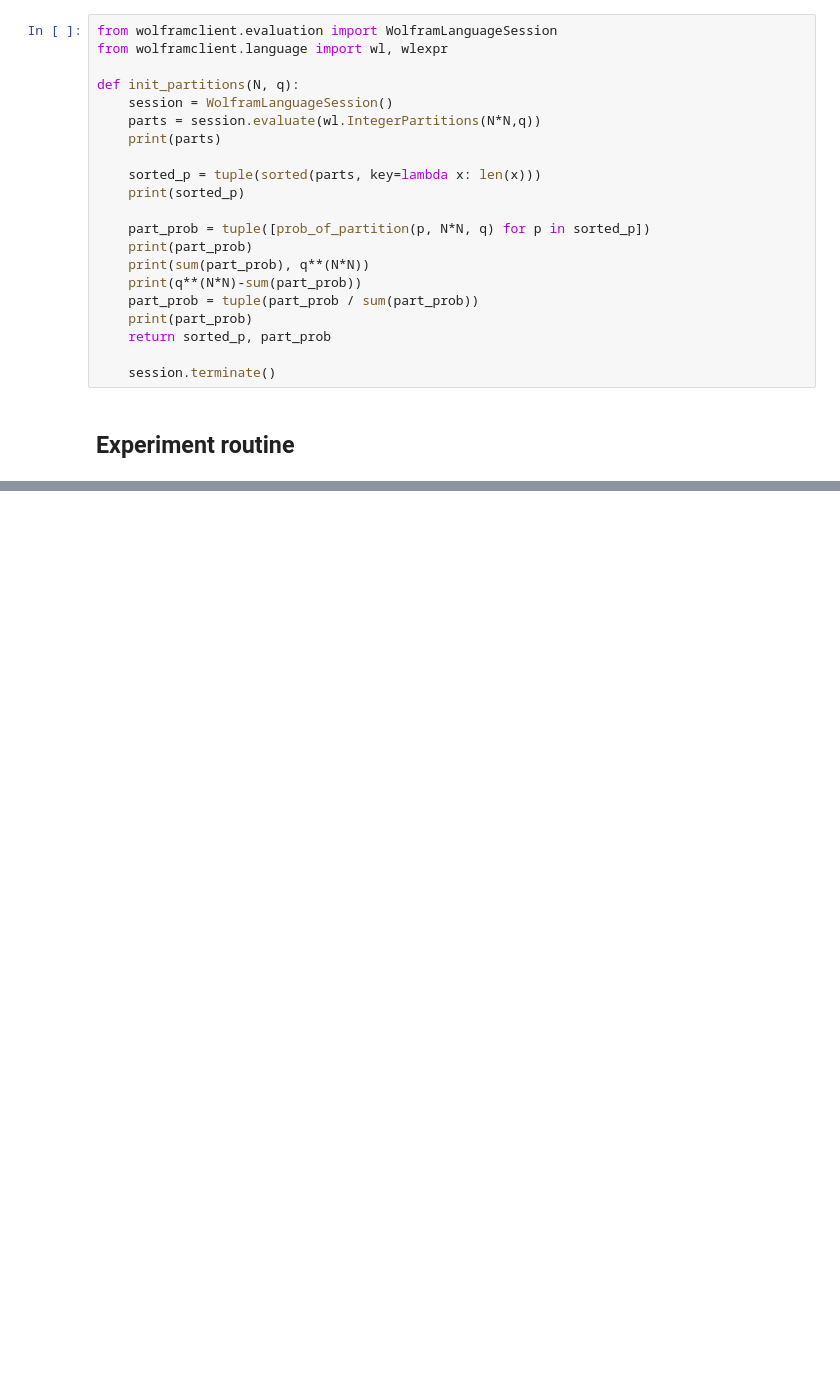
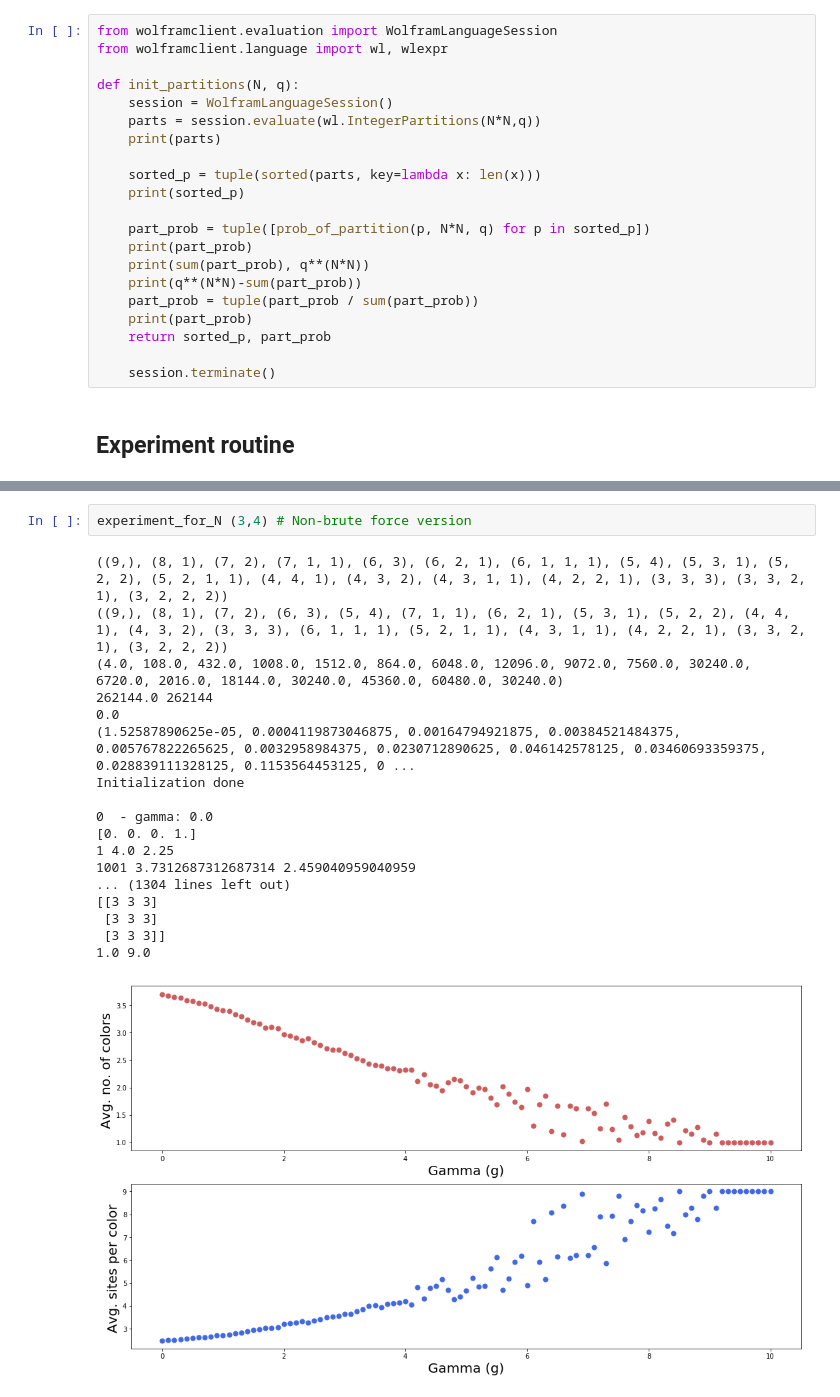
Before and after one commit to oscargomezq/Capstone-RCM, a Jupyter notebook: Simulation 1.ipynb, the cells around one changed output, grey strips where cells are left out. Drawn from its saved outputs; the diff is of its cells as text; blank space fills up the shorter version.

```diff
--- a/Simulation 1.ipynb
+++ b/Simulation 1.ipynb
@@ -329,0 +335,21 @@ Initialization done
+# %%
+experiment_for_N (3,4) # Non-brute force version
+# %% [output]
+((9,), (8, 1), (7, 2), (7, 1, 1), (6, 3), (6, 2, 1), (6, 1, 1, 1), (5, 4), (5, 3, 1), (5, 2, 2), (5, 2, 1, 1), (4, 4, 1), (4, 3, 2), (4, 3, 1, 1), (4, 2, 2, 1), (3, 3, 3), (3, 3, 2, 1), (3, 2, 2, 2))
+((9,), (8, 1), (7, 2), (6, 3), (5, 4), (7, 1, 1), (6, 2, 1), (5, 3, 1), (5, 2, 2), (4, 4, 1), (4, 3, 2), (3, 3, 3), (6, 1, 1, 1), (5, 2, 1, 1), (4, 3, 1, 1), (4, 2, 2, 1), (3, 3, 2, 1), (3, 2, 2, 2))
+(4.0, 108.0, 432.0, 1008.0, 1512.0, 864.0, 6048.0, 12096.0, 9072.0, 7560.0, 30240.0, 6720.0, 2016.0, 18144.0, 30240.0, 45360.0, 60480.0, 30240.0)
+262144.0 262144
+0.0
+(1.52587890625e-05, 0.0004119873046875, 0.00164794921875, 0.00384521484375, 0.005767822265625, 0.0032958984375, 0.0230712890625, 0.046142578125, 0.03460693359375, 0.028839111328125, 0.1153564453125, 0 ...
+Initialization done
+
+0  - gamma: 0.0
+[0. 0. 0. 1.]
+1 4.0 2.25
+1001 3.7312687312687314 2.459040959040959
+... (1304 lines left out)
+[[3 3 3]
+ [3 3 3]
+ [3 3 3]]
+1.0 9.0
+[figure, added]
```
Also changed, not shown: parts of 7 cells of this notebook.
